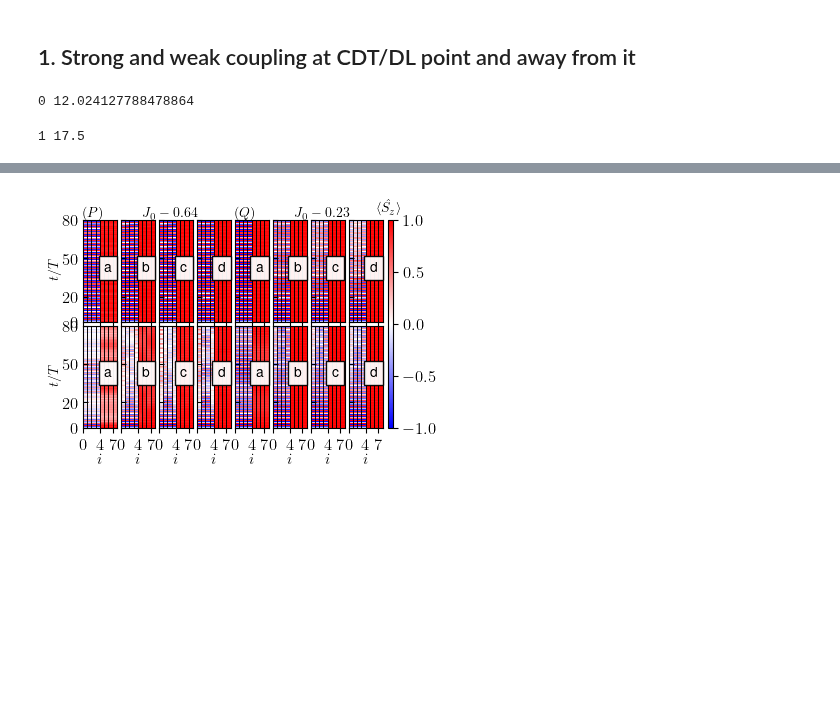
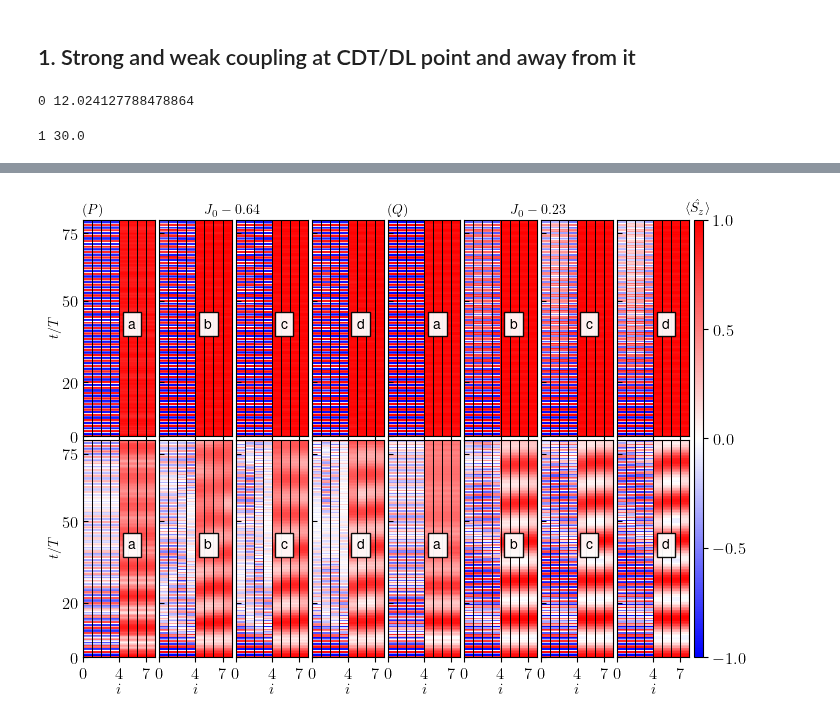
Before and after one commit to rahmahi/Chimera_Time_Crystal, a Jupyter notebook: codes/new_algo/chimera_codes_new_algo.ipynb, the cells around one changed output, grey strips where cells are left out. Drawn from its saved outputs; the diff is of its cells as text; code cells hidden in the pictures; blank space fills up the shorter version.

```diff
--- a/codes/new_algo/chimera_codes_new_algo.ipynb
+++ b/codes/new_algo/chimera_codes_new_algo.ipynb
@@ -256,16 +256,17 @@ from tqdm import tqdm
 import h5py
 from mpl_toolkits.axes_grid1 import ImageGrid
 
-plt.rcParams.update({"figure.figsize": (8,12),"text.usetex": True,"font.family": "sans-serif",
+plt.rcParams.update({"figure.figsize": (8,6),"text.usetex": True,"font.family": "sans-serif",
     "font.size": 12,"font.sans-serif": ["Helvetica"]})
 
 
 fig = plt.figure()
 grid = ImageGrid(fig, 111,nrows_ncols = (2,8),axes_pad = 0.04,
                  cbar_location = "right",
-                 cbar_mode="single",cbar_size="8%", cbar_pad=0.05
+                 cbar_mode="single",cbar_size="6%", cbar_pad=0.05
                 )
-plt.subplots_adjust(wspace=0.02, hspace=0.1)
+plt.subplots_adjust(hspace=0.2, wspace=0.2)
+
 freezing_pts = jn_zeros(0, 3)
 
 N = 8
@@ -287,7 +288,7 @@ Jlbl = [r'$J_0 = 0.072/T$',r'$J_0=0.2/T$']
 betas = [0, 1.5, 2.5, float('inf')]
 labels = ['a','b', 'c', 'd', 'a','b', 'c', 'd']
 
-nprocs = 3
+nprocs = 8
 p = Pool(processes = nprocs)
 opts = Options(nsteps=1e5, num_cpus=1, openmp_threads=1)
 
@@ -296,7 +297,7 @@ spinposition_A = [0,1,2,3]
 spinposition_B = [4,5,6,7]
 
 h0 = 0.0
-hs = [freezing_pts[0] * w/4 , 3.5 * w/4]
+hs = [freezing_pts[0] * w/4 , 6 * w/4]
 sx,sy,sz = sigmax(), sigmay(), sigmaz()
 
 sz_s = []
@@ -352,7 +353,7 @@ for hh, h in enumerate(hs):
             grid[xx].axvline(i,color = 'black', linewidth=0.7)
         grid[xx].set_xlabel(r'$i$', fontsize=11, labelpad=0.0)
         grid[xx].set_ylabel(r'$t/T$', fontsize=10, labelpad=0.0)
-        grid[xx].set_yticks([0,20,50,80])
+        grid[xx].set_yticks([0,20,50,75])
         grid[xx].set_xticks([0,4,7])
         grid[xx].tick_params(which='both', axis="y", direction="in")
 
@@ -367,7 +368,9 @@ cbticks = np.linspace(-1,1,5)
 clb = plt.colorbar(imc, cax=grid.cbar_axes[0], ticks= cbticks, aspect=30)
 clb.ax.set_title(label=r"$\langle\hat{S_z}\rangle$", fontsize = 10)
 figname = "sz_t_strongJ_N_" + str(N) +'_ea_' + str(ea) + '_eb_' + str(eb) +'.svg'
+figname1 = "sz_t_strongJ_N_" + str(N) +'_ea_' + str(ea) + '_eb_' + str(eb) +'.pdf'
 plt.savefig(figname, bbox_inches='tight', pad_inches=0.0, dpi=300)
+plt.savefig(figname1, bbox_inches='tight', pad_inches=0.0)
 # %% [output]
 0 12.024127788478864
-1 17.5
+1 30.0
@@ -376 +379 @@ Wall time: 1min 23s
-[figure, old version]
+[figure, new version]
```
Also changed, not shown: parts of 1 cell of this notebook.
